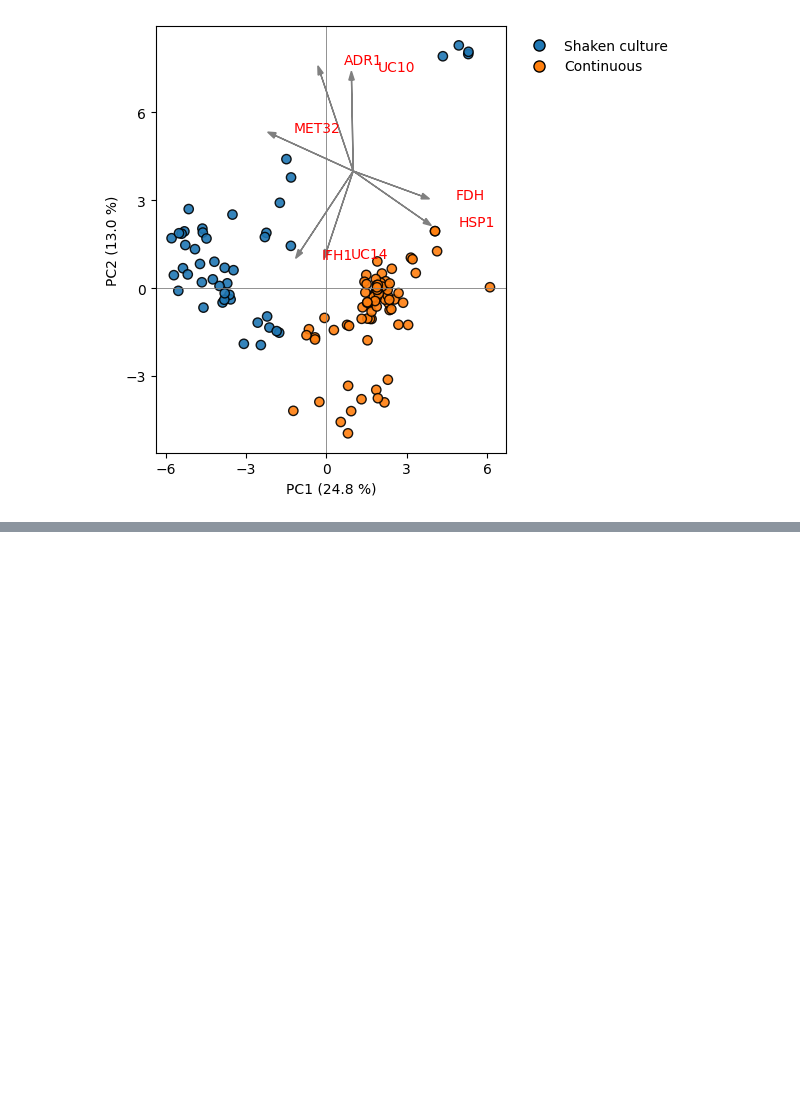
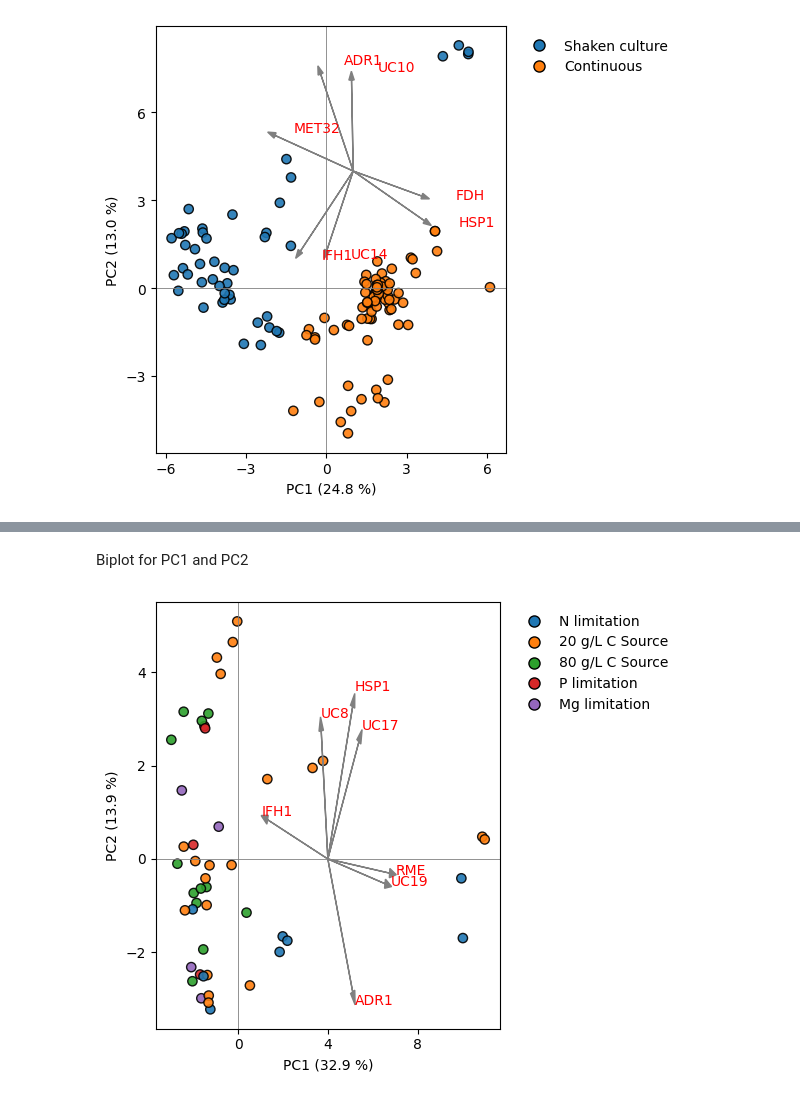
Before and after one commit to SBRG/yarrowia_lipolytica_ICA, a Jupyter notebook: imod_analysis/fig2_shakenVScontinuous.ipynb, the cells around one changed output, grey strips where cells are left out. Drawn from its saved outputs; the diff is of its cells as text; code cells hidden in the pictures; blank space fills up the shorter version.

```diff
--- a/imod_analysis/fig2_shakenVScontinuous.ipynb
+++ b/imod_analysis/fig2_shakenVScontinuous.ipynb
@@ -244,0 +255,64 @@ loadings[]
+# %% [markdown]
+Biplot for PC1 and PC2
+# %%
+# Standardize and PCA
+df = ica_data.A[shaken_metadata.index]
+X  = StandardScaler().fit_transform(df.T.values)
+
+labels = pd.Series(shaken_metadata['Limitation'])  # only color coding
+
+PCs  = pca_model.fit_transform(X)
+expl = pca_model.explained_variance_ratio_ * 100
+
+# --- Color map for Limitation --------------------------------
+uniq_labels = labels.unique()
+palette     = plt.get_cmap('tab10').colors
+colours     = labels.map(lambda z: palette[list(uniq_labels).index(z) % len(palette)])
+
+# --- Scatter plot (all circles) ------------------------------
+fig, ax = plt.subplots(figsize=(6, 5))
+
+ax.scatter(PCs[:, 0], PCs[:, 1],
+           c=colours,
+           s=45, alpha=0.9, edgecolor='k', marker='o')
+
+# Axes formatting
+ax.set_xlabel(f"PC1 ({expl[0]:.1f} %)")
+ax.set_ylabel(f"PC2 ({expl[1]:.1f} %)")
+ax.xaxis.set_major_locator(MaxNLocator(5))
+ax.yaxis.set_major_locator(MaxNLocator(5))
+ax.axhline(0, color='grey', lw=0.6)
+ax.axvline(0, color='grey', lw=0.6)
+
+# Legend for Limitation only
+handles = [plt.Line2D([0], [0], marker='o', linestyle='',
+                      markerfacecolor=palette[i % len(palette)],
+                      markeredgecolor='k', markersize=8)
+           for i in range(len(uniq_labels))]
+ax.legend(handles, uniq_labels, frameon=False,
+          bbox_to_anchor=(1.02, 1), loc='upper left')
+
+# --- Arrows for biplot (unchanged) ----------------------------
+loadings = pd.DataFrame(pca_model.components_).T
+loadings.rename(columns={0: 'PC1', 1: 'PC2', 2: 'PC3'}, inplace=True)
+
+pc1_loadings = [33,3,24]
+pc2_loadings = [14,4,13,34]
+
+arrows_to_make = pc1_loadings + pc2_loadings
+arrow_length = 10
+text_scale = 1.1
+start1, start2 = 4, 0
+
+for g in arrows_to_make:
+    g_weight_pc1 = loadings.loc[g, 'PC1'] * arrow_length
+    g_weight_pc2 = loadings.loc[g, 'PC2'] * arrow_length
+    ax.arrow(start1, start2, g_weight_pc1, g_weight_pc2, head_width=0.2, color='grey')
+    ax.text(start1 + (text_scale * g_weight_pc1),
+            start2 + (text_scale * g_weight_pc2),
+            ica_data.imodulon_table['iModulon Name'][g], size=10, color='red')
+
+plt.tight_layout()
+plt.show()
+# %% [output]
+[figure, added]
```
Also changed, not shown: parts of 17 cells of this notebook, 3 other files.
